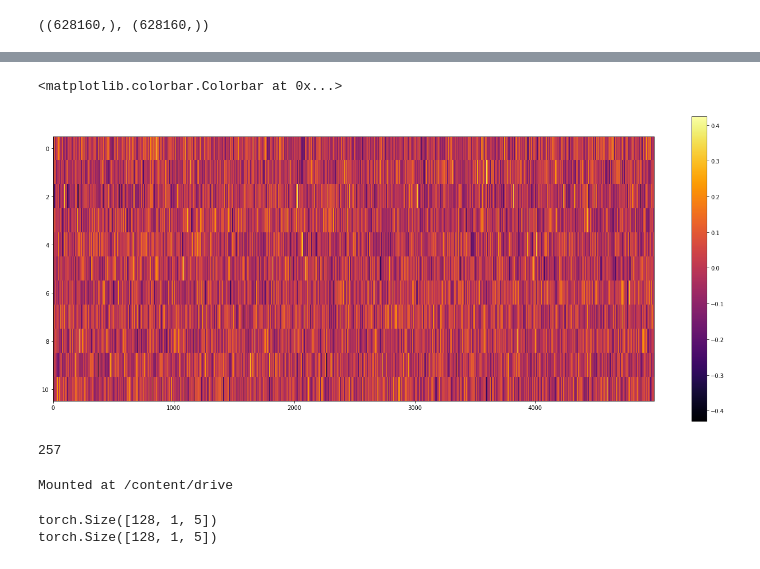
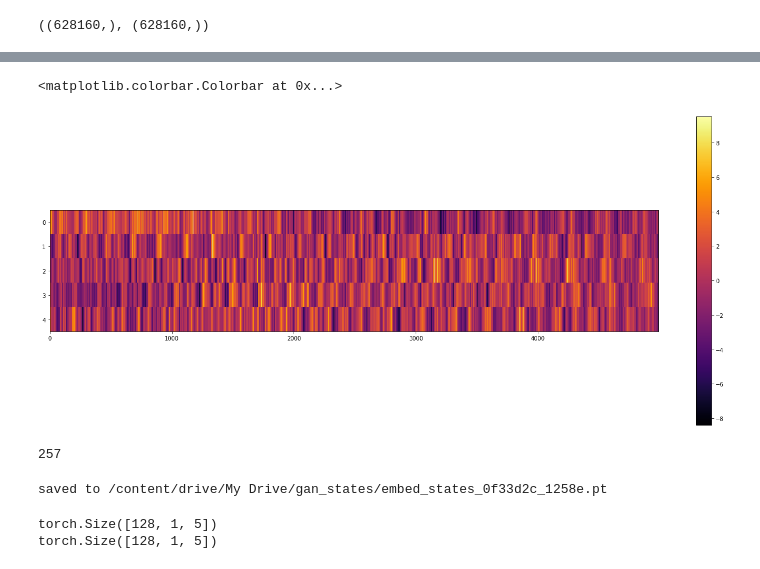
Before and after one commit to mdubouch/noise-gan, a Jupyter notebook: noise_info.ipynb, the cells around one changed output, grey strips where cells are left out. Drawn from its saved outputs; the diff is of its cells as text; code cells hidden in the pictures.

```diff
--- a/noise_info.ipynb
+++ b/noise_info.ipynb
@@ -348,9 +364,10 @@ class LSTMModel(nn.Module):
 class LinearModel(nn.Module):
     def __init__(self, seq_len):
         super().__init__()
-        self.embed_dims = 11
+        self.embed_dims = 5
         self.seq_len = seq_len
         self.embed = nn.Embedding(num_embeddings=cum_n_wires[-1], embedding_dim=self.embed_dims, scale_grad_by_freq=True, max_norm=4.0)
+        self.embed.weight.data.uniform_(-1,1)
         self.act = nn.ReLU()
         self.lin1 = nn.Linear(_train_x.shape[0] * self.embed_dims, cum_n_wires[-1], bias=False)
 
@@ -361,12 +378,29 @@ class LinearModel(nn.Module):
         #y = self.softmax(y)
         return y#.squeeze()
 
+class CBOWModel(nn.Module):
+    def __init__(self, context_size):
+        super().__init__()
+        self.embed_dims = 5
+        self.seq_len = context_size
+        self.embed = nn.Embedding(num_embeddings=cum_n_wires[-1], embedding_dim=self.embed_dims)
+        self.embed.weight.data.uniform_(-1,1)
+        self.act = nn.ReLU()
+        self.lin1 = nn.Linear(context_size * self.embed_dims, cum_n_wires[-1], bias=False)
+
+    def forward(self, x):
+        y = self.embed(x)
+        y = self.lin1(y.flatten(1,2))
+        #y = self.lin2(self.act(y))
+        #y = self.lin2(self.act(y))
+        #y = self.softmax(y)
+        return y#.squeeze()
 
 def define_model(*args):
-    model = LinearModel(*args)
+    model = CBOWModel(*args)
     return model.cuda()
 
-model = define_model(_train_x.shape[0])
+model = define_model(context_size)
 # %%
 prev_weights = model.embed.weight.data.T.detach().clone().cpu().numpy()
 # %%
@@ -473,10 +521,10 @@ plt.plot(test_losses)
 # %%
 plt.figure(figsize=(24, 10))
-plt.imshow(model.embed.weight.data.T.detach().cpu() - prev_weights, aspect=200, interpolation='none', cmap='inferno')
+plt.imshow(model.embed.weight.data.T.detach().cpu(), aspect=200, interpolation='none', cmap='inferno')
 plt.colorbar()
 # %% [output]
 <matplotlib.colorbar.Colorbar at 0x...>
-[figure, old version]
+[figure, new version]
 # %%
 prev_weights = model.embed.weight.data.T.detach().cpu().numpy()
 # %%
@@ -490,23 +538,20 @@ if os.path.exists('/content/drive') == False:
     drive.mount('/content/drive')
 
 def save_states(version, epoch, path):
-    states = { 'disc': disc.state_dict(), 'd_opt': optimizer_disc.state_dict(), 'd_loss': discriminator_losses,
-               'gen': gen.state_dict(), 'g_opt': optimizer_gen.state_dict(), 'g_loss': generator_losses }
-    torch.save(states, path + '/states_%s_%de.pt' % (version, epoch))
+    states = { 'model': model.state_dict(), 'opt': opt.state_dict(), 'loss_hist': losses }
+    torch.save(states, path + '/embed_states_%s_%de.pt' % (version, epoch))
+    print('saved to ' + path + '/embed_states_%s_%de.pt' % (version, epoch))
 def load_states(path):
     states = torch.load(path)
-    disc.load_state_dict(states['disc'])
-    optimizer_disc.load_state_dict(states['d_opt'])
-    discriminator_losses = states['d_loss']
-    gen.load_state_dict(states['gen'])
-    optimizer_gen.load_state_dict(states['g_opt'])
-    generator_losses = states['g_loss']
+    model.load_state_dict(states['model'])
+    opt.load_state_dict(states['opt'])
+    losses = states['loss_hist']
     print('done')
 
-save_states('30a5ec6', n_epochs, '/content/drive/My Drive/gan_states')
-#load_states('/content/drive/My Drive/gan_states/states_3e253e5_4e.pt')
+save_states('0f33d2c', n_epochs, '/content/drive/My Drive/gan_states')
+#load_states('/content/drive/My Drive/gan_states/embed_states_0f33d2c_507e.pt')
 # %% [output]
-Mounted at /content/drive
+saved to /content/drive/My Drive/gan_states/embed_states_0f33d2c_1258e.pt
 # %%
 def sample_model(model, n_hits, i):
     first_word = _test_x[0:1,i:i+1,:]
```
Also changed, not shown: parts of 11 cells of this notebook.
